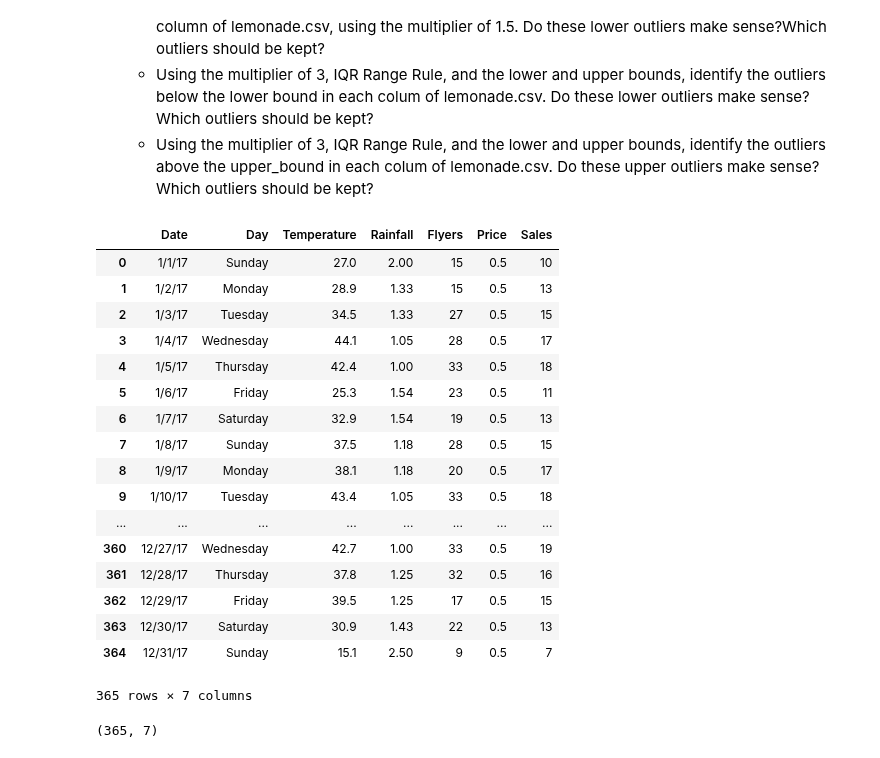
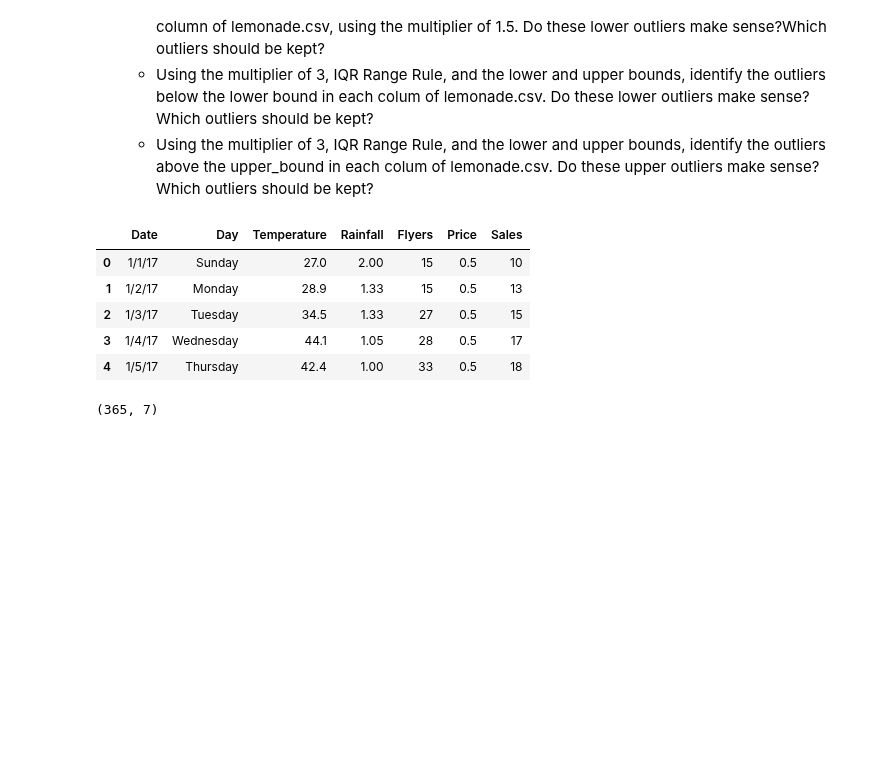
Before and after one commit to cari-holmes/ds-methodologies-exercises, a Jupyter notebook: anomaly_detection/continuous_probabilistic_methods.ipynb, the cells around one changed output. Cells and saved outputs as stored; diff of their text form; code cells hidden in the pictures; blank space fills up the shorter version.

```diff
--- a/anomaly_detection/continuous_probabilistic_methods.ipynb
+++ b/anomaly_detection/continuous_probabilistic_methods.ipynb
@@ -16,26 +19,14 @@ import matplotlib.pyplot as plt
 # %%
 df = pd.read_csv('lemonade.csv')
 # %%
-df
+df.head()
 # %% [output]
 |  | Date | Day | Temperature | Rainfall | Flyers | Price | Sales |
 | 0 | 1/1/17 | Sunday | 27.0 | 2.00 | 15 | 0.5 | 10 |
 | 1 | 1/2/17 | Monday | 28.9 | 1.33 | 15 | 0.5 | 13 |
 | 2 | 1/3/17 | Tuesday | 34.5 | 1.33 | 27 | 0.5 | 15 |
 | 3 | 1/4/17 | Wednesday | 44.1 | 1.05 | 28 | 0.5 | 17 |
 | 4 | 1/5/17 | Thursday | 42.4 | 1.00 | 33 | 0.5 | 18 |
-| 5 | 1/6/17 | Friday | 25.3 | 1.54 | 23 | 0.5 | 11 |
-| 6 | 1/7/17 | Saturday | 32.9 | 1.54 | 19 | 0.5 | 13 |
-| 7 | 1/8/17 | Sunday | 37.5 | 1.18 | 28 | 0.5 | 15 |
-| 8 | 1/9/17 | Monday | 38.1 | 1.18 | 20 | 0.5 | 17 |
-| 9 | 1/10/17 | Tuesday | 43.4 | 1.05 | 33 | 0.5 | 18 |
-| ... | ... | ... | ... | ... | ... | ... | ... |
-| 360 | 12/27/17 | Wednesday | 42.7 | 1.00 | 33 | 0.5 | 19 |
-| 361 | 12/28/17 | Thursday | 37.8 | 1.25 | 32 | 0.5 | 16 |
-| 362 | 12/29/17 | Friday | 39.5 | 1.25 | 17 | 0.5 | 15 |
-| 363 | 12/30/17 | Saturday | 30.9 | 1.43 | 22 | 0.5 | 13 |
-| 364 | 12/31/17 | Sunday | 15.1 | 2.50 | 9 | 0.5 | 7 |
-365 rows × 7 columns
 # %%
 df.shape
 # %% [output]
```
Also changed, not shown: parts of 40 cells of this notebook.
